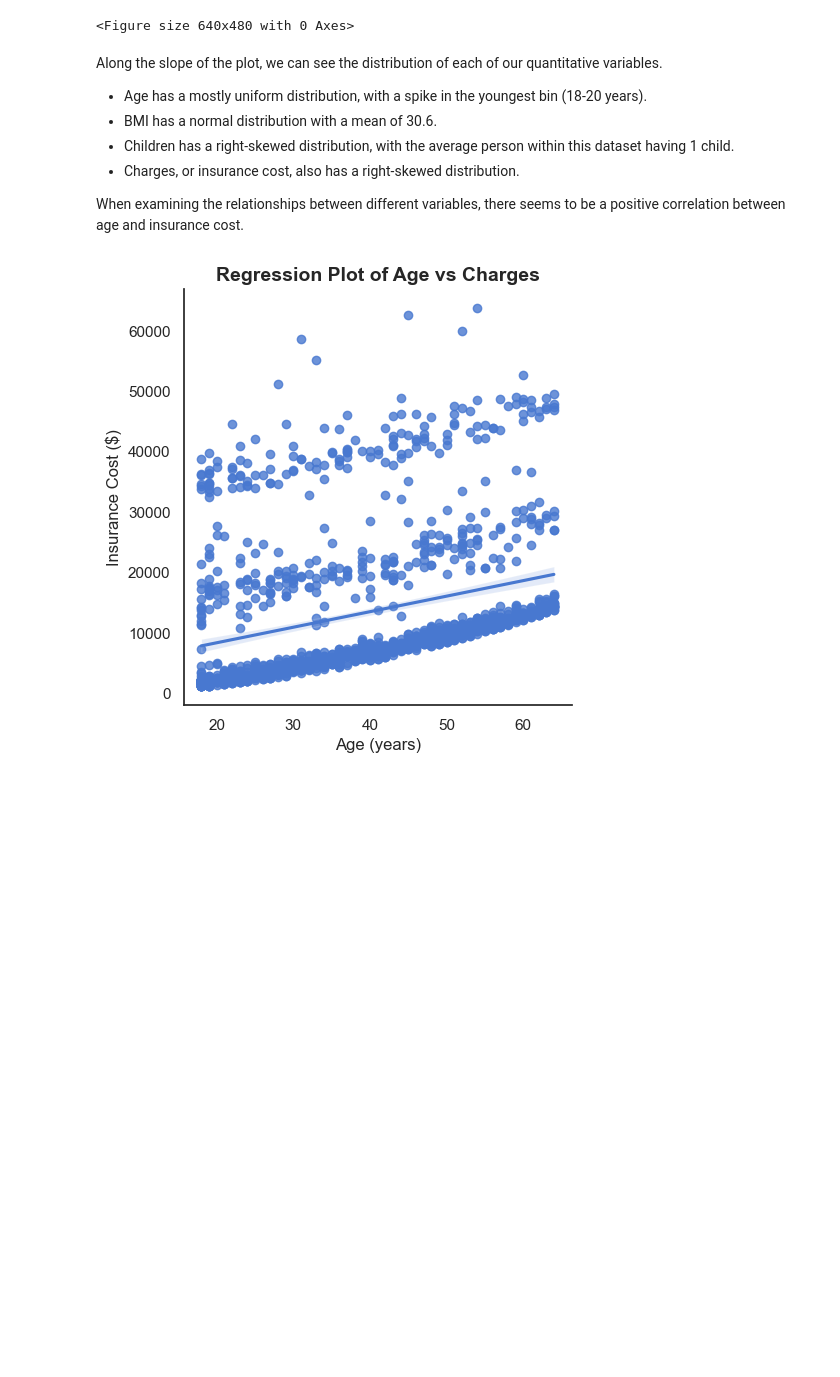
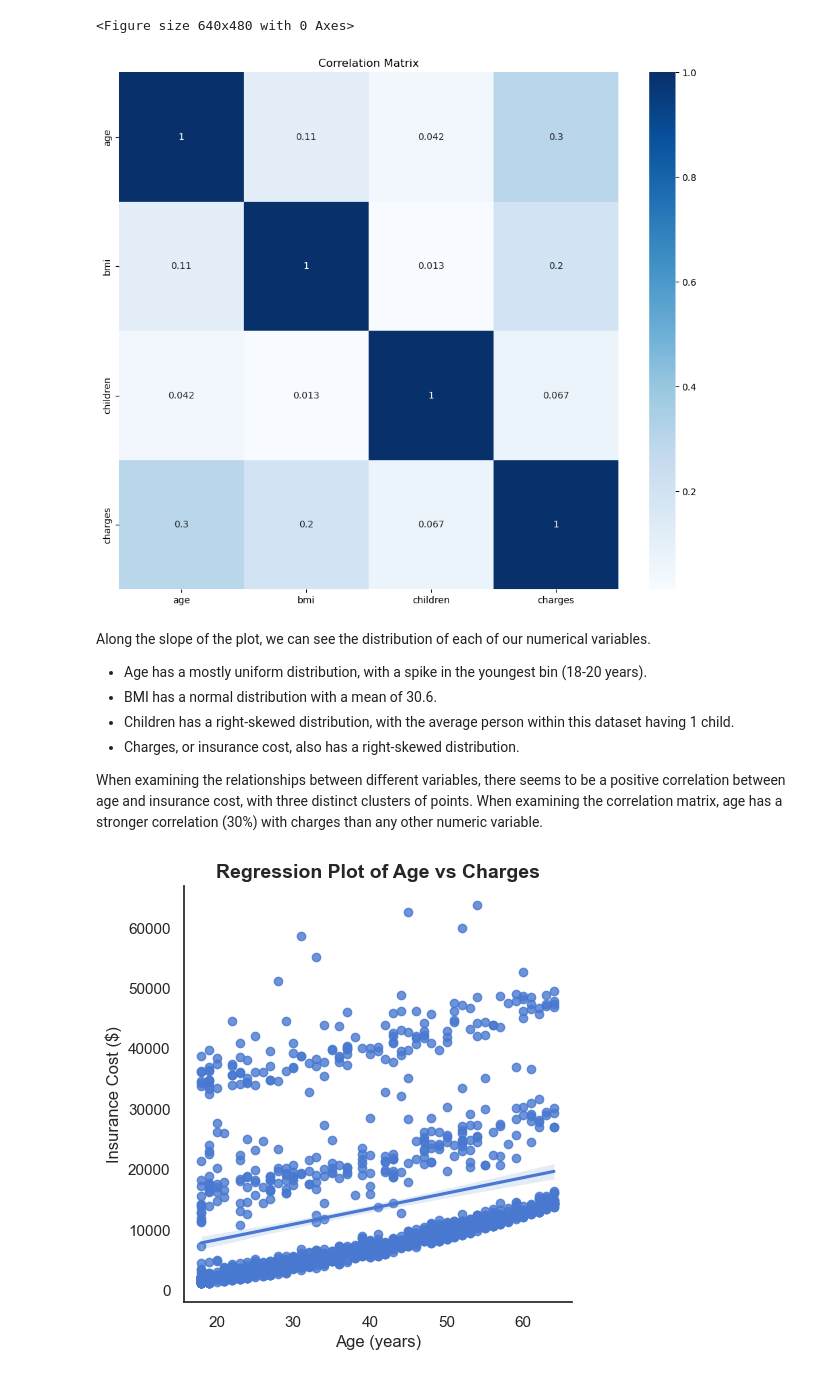
Before and after one commit to DaeJens/Health_Insurance_Project, a Jupyter notebook: HealthInsuranceEDA.ipynb, the cells around one changed output. Drawn from its saved outputs; the diff is of its cells as text; code cells hidden in the pictures; blank space fills up the shorter version.

Commit message:
add correlation plot

```diff
--- a/HealthInsuranceEDA.ipynb
+++ b/HealthInsuranceEDA.ipynb
@@ -123,14 +123,22 @@ plt.clf()
 <Figure size 1200x1000 with 0 Axes>
 [figure]
 <Figure size 640x480 with 0 Axes>
+# %%
+# Correlation heatmap
+plt.figure(figsize=(12,10))
+sns.heatmap(insurance_csv.corr(numeric_only=True), cmap='Blues', annot=True)
+plt.title('Correlation Matrix')
+plt.show()
+# %% [output]
+[figure, added]
 # %% [markdown]
-Along the slope of the plot, we can see the distribution of each of our quantitative variables.
+Along the slope of the plot, we can see the distribution of each of our numerical variables.
 - Age has a mostly uniform distribution, with a spike in the youngest bin (18-20 years).
 - BMI has a normal distribution with a mean of 30.6.
 - Children has a right-skewed distribution, with the average person within this dataset having 1 child.
 - Charges, or insurance cost, also has a right-skewed distribution.
 
-When examining the relationships between different variables, there seems to be a positive correlation between age and insurance cost.
+When examining the relationships between different variables, there seems to be a positive correlation between age and insurance cost, with three distinct clusters of points. When examining the correlation matrix, age has a stronger correlation (30%) with charges than any other numeric variable.
 # %%
 # Linear Regression
 age_model = LinearRegression()
```
Also changed, not shown: parts of 1 cell of this notebook.
